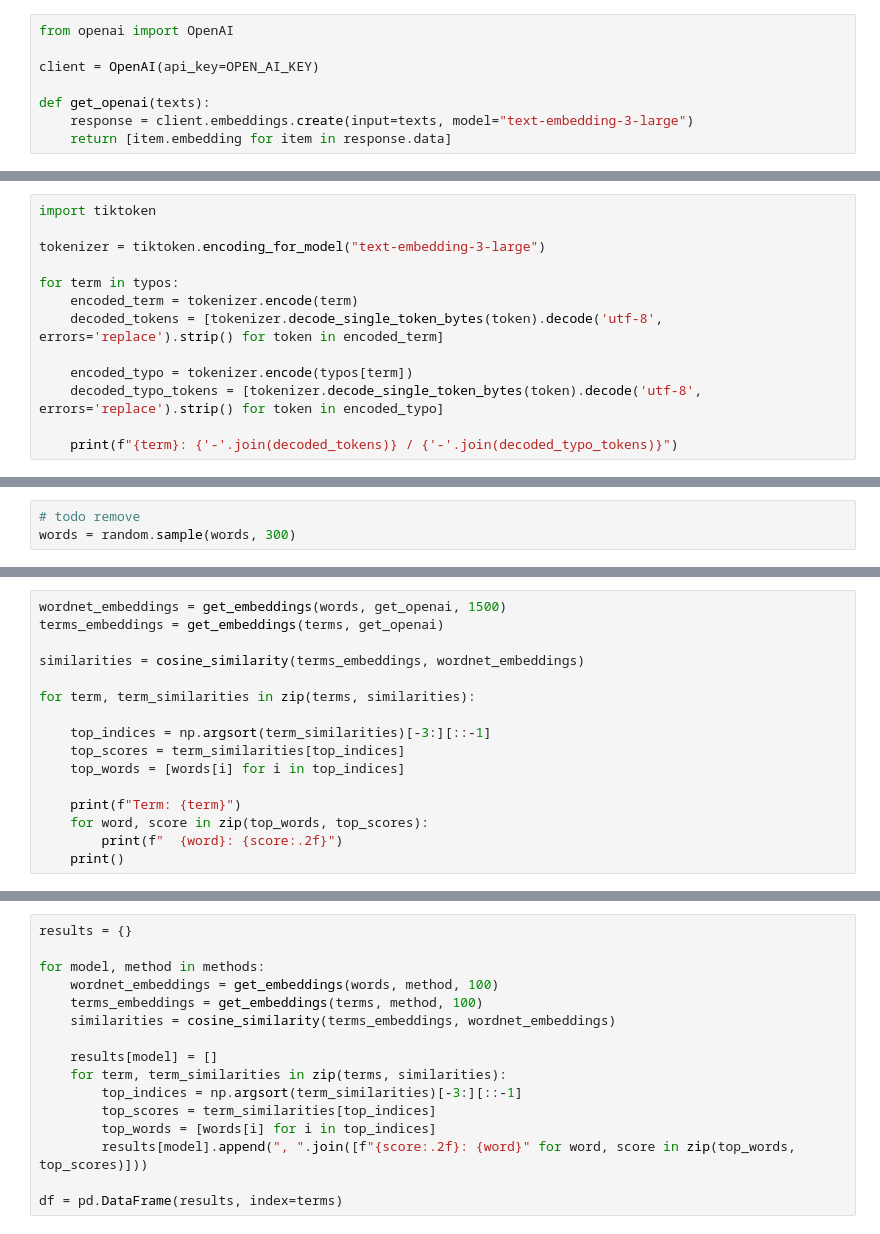
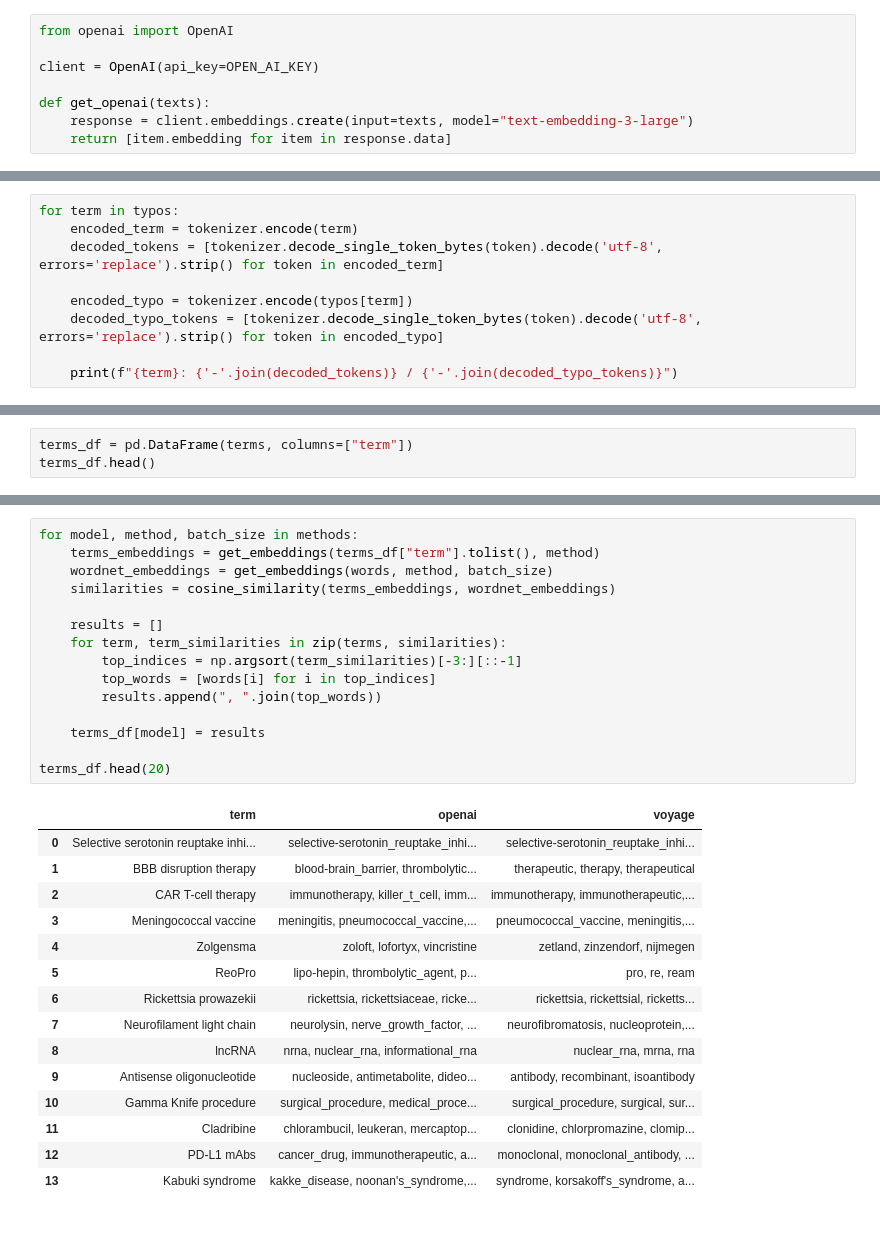
Before and after one commit to chakchurina/embedding-model-selection, a Jupyter notebook: embedding_analysis.ipynb, the cells around one changed output, grey strips where cells are left out. Drawn from its saved outputs; the diff is of its cells as text.

```diff
--- a/embedding_analysis.ipynb
+++ b/embedding_analysis.ipynb
@@ -366,8 +387,4 @@ for model in models:
 # %%
-import tiktoken
-
-tokenizer = tiktoken.encoding_for_model("text-embedding-3-large")
-
 for term in typos:
     encoded_term = tokenizer.encode(term)
     decoded_tokens = [tokenizer.decode_single_token_bytes(token).decode('utf-8', errors='replace').strip() for token in encoded_term]
@@ -393,5 +455,2 @@ len(words)
-# %%
-# todo remove
-words = random.sample(words, 300)
 # %%
 terms = [
@@ -412,17 +471,4 @@ terms = [
 ]
-# %%
-wordnet_embeddings = get_embeddings(words, get_openai, 1500)
-terms_embeddings = get_embeddings(terms, get_openai)
-
-similarities = cosine_similarity(terms_embeddings, wordnet_embeddings)
-
-for term, term_similarities in zip(terms, similarities):
-
-    top_indices = np.argsort(term_similarities)[-3:][::-1]
-    top_scores = term_similarities[top_indices]
-    top_words = [words[i] for i in top_indices]
-
-    print(f"Term: {term}")
-    for word, score in zip(top_words, top_scores):
-        print(f"  {word}: {score:.2f}")
-    print()
+# %%
+terms_df = pd.DataFrame(terms, columns=["term"])
+terms_df.head()
@@ -429,16 +482,31 @@ for term, term_similarities in zip(terms, similarities):
 # %%
-results = {}
-
-for model, method in methods:
-    wordnet_embeddings = get_embeddings(words, method, 100)
-    terms_embeddings = get_embeddings(terms, method, 100)
+for model, method, batch_size in methods:
+    terms_embeddings = get_embeddings(terms_df["term"].tolist(), method)
+    wordnet_embeddings = get_embeddings(words, method, batch_size)
     similarities = cosine_similarity(terms_embeddings, wordnet_embeddings)
 
-    results[model] = []
+    results = []
     for term, term_similarities in zip(terms, similarities):
         top_indices = np.argsort(term_similarities)[-3:][::-1]
-        top_scores = term_similarities[top_indices]
         top_words = [words[i] for i in top_indices]
-        results[model].append(", ".join([f"{score:.2f}: {word}" for word, score in zip(top_words, top_scores)]))
+        results.append(", ".join(top_words))
 
-df = pd.DataFrame(results, index=terms)
+    terms_df[model] = results
+
+terms_df.head(20)
+# %% [output]
+|  | term | openai | voyage |
+| 0 | Selective serotonin reuptake inhi... | selective-serotonin_reuptake_inhi... | selective-serotonin_reuptake_inhi... |
+| 1 | BBB disruption therapy | blood-brain_barrier, thrombolytic... | therapeutic, therapy, therapeutical |
+| 2 | CAR T-cell therapy | immunotherapy, killer_t_cell, imm... | immunotherapy, immunotherapeutic,... |
+| 3 | Meningococcal vaccine | meningitis, pneumococcal_vaccine,... | pneumococcal_vaccine, meningitis,... |
+| 4 | Zolgensma | zoloft, lofortyx, vincristine | zetland, zinzendorf, nijmegen |
+| 5 | ReoPro | lipo-hepin, thrombolytic_agent, p... | pro, re, ream |
+| 6 | Rickettsia prowazekii | rickettsia, rickettsiaceae, ricke... | rickettsia, rickettsial, ricketts... |
+| 7 | Neurofilament light chain | neurolysin, nerve_growth_factor, ... | neurofibromatosis, nucleoprotein,... |
+| 8 | lncRNA | nrna, nuclear_rna, informational_rna | nuclear_rna, mrna, rna |
+| 9 | Antisense oligonucleotide | nucleoside, antimetabolite, dideo... | antibody, recombinant, isoantibody |
+| 10 | Gamma Knife procedure | surgical_procedure, medical_proce... | surgical_procedure, surgical, sur... |
+| 11 | Cladribine | chlorambucil, leukeran, mercaptop... | clonidine, chlorpromazine, clomip... |
+| 12 | PD-L1 mAbs | cancer_drug, immunotherapeutic, a... | monoclonal, monoclonal_antibody, ... |
+| 13 | Kabuki syndrome | kakke_disease, noonan's_syndrome,... | syndrome, korsakoff's_syndrome, a... |
```
Also changed, not shown: parts of 68 cells of this notebook.
